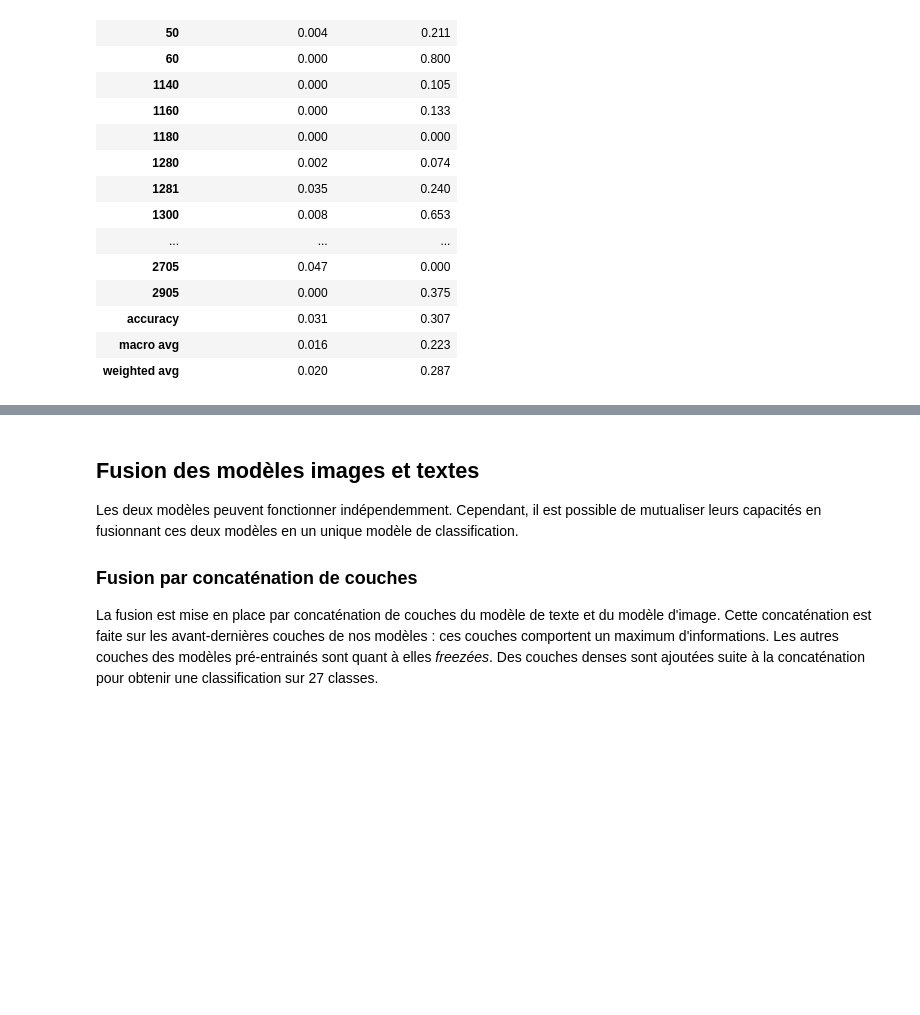
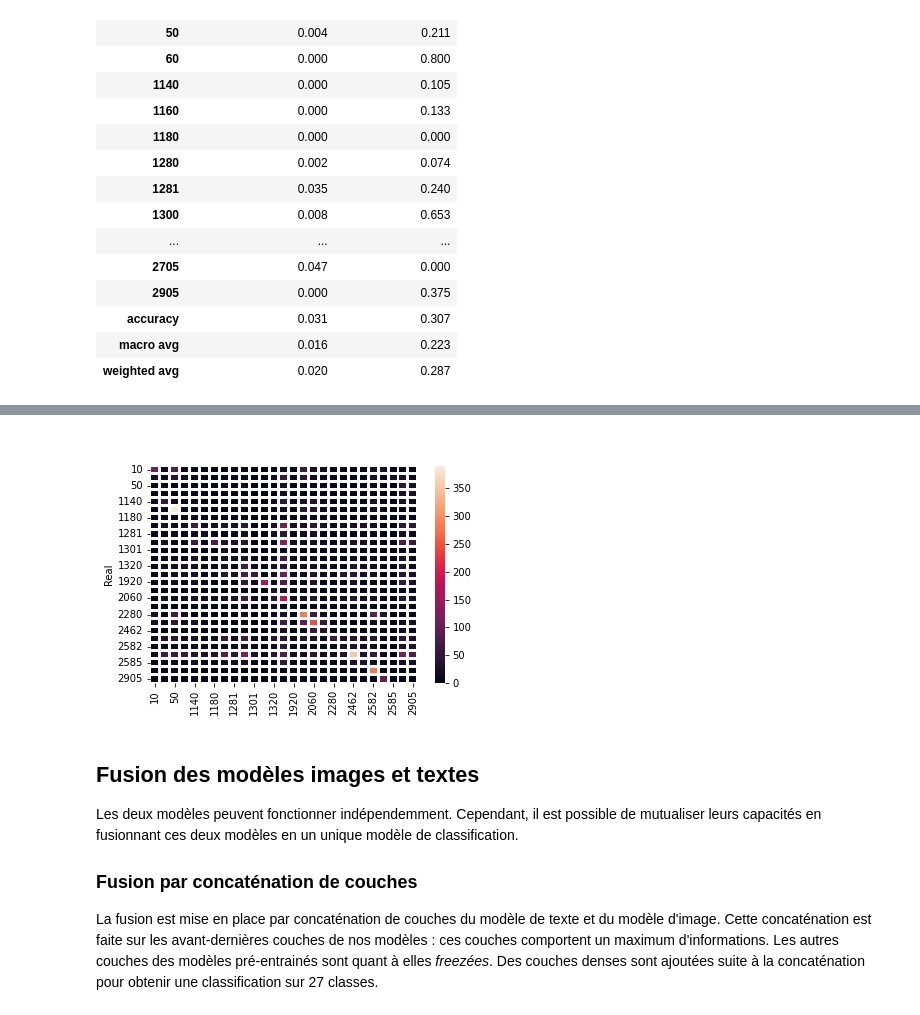
Before and after one commit to data-modelisation/rakuten, a Jupyter notebook: notebooks/final_report.ipynb, the cells around one changed output, grey strips where cells are left out. Drawn from its saved outputs; the diff is of its cells as text; code cells hidden in the pictures; blank space fills up the shorter version.

```diff
--- a/notebooks/final_report.ipynb
+++ b/notebooks/final_report.ipynb
@@ -343,3 +364,7 @@ df.style.pipe(make_pretty)
+# %%
+Image(filename="images/crosstab_lenet.jpg")
+# %% [output]
+[figure, added]
 # %% [markdown]
 ## Fusion des modèles images et textes
 
```
Also changed, not shown: parts of 5 cells of this notebook.
